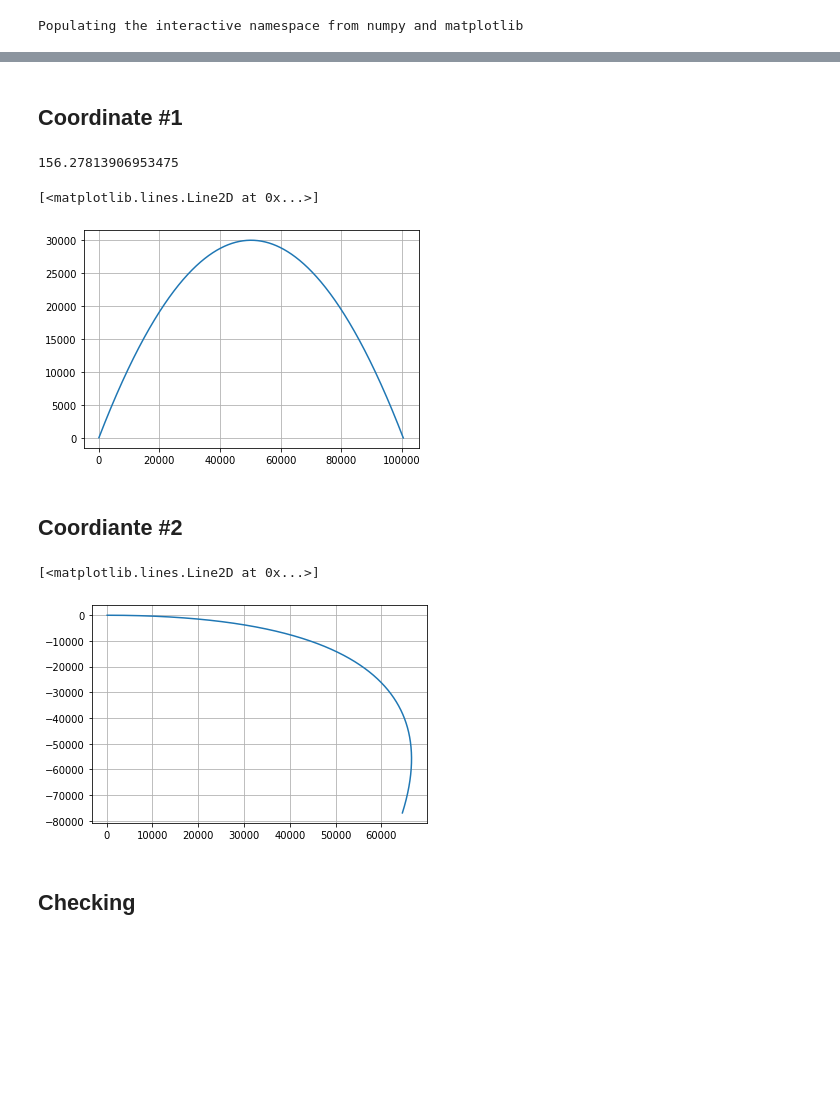
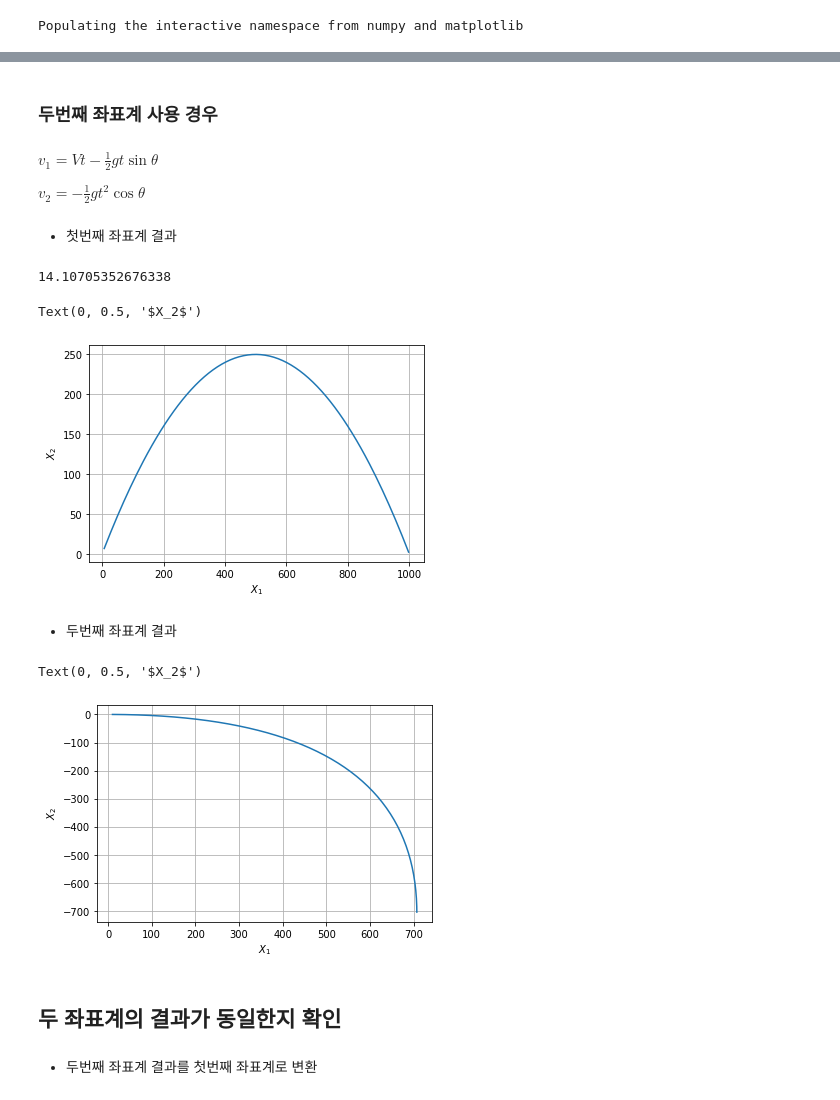
Before and after one commit to youngung/lectures, a Jupyter notebook: ipynb/commons/Invariance_coordinate_system.ipynb, the cells around one changed output, grey strips where cells are left out. Drawn from its saved outputs; the diff is of its cells as text; code cells hidden in the pictures; blank space fills up the shorter version.

```diff
--- a/ipynb/commons/Invariance_coordinate_system.ipynb
+++ b/ipynb/commons/Invariance_coordinate_system.ipynb
@@ -5,5 +12,5 @@ Populating the interactive namespace from numpy and matplotlib
 # %%
-v0=1000.
-g=10.
+v0=100.
+g =10.
 th=45*np.pi/180.
-m=1.
+m =1.
@@ -10 +29,8 @@ m=1.
+# %% [markdown]
+### 두번째 좌표계 사용 경우
+# %% [markdown]
+
+$v_1=Vt-\frac{1}{2}gt\sin\theta$
+
+$v_2=-\frac{1}{2}gt^2\cos\theta$
 # %%
@@ -16,25 +38,30 @@ def calc_x1_coord2(v0,th,g,t):
     return v0*t-0.5*g*sin(th)*t**2
 def calc_x2_coord2(v0,th,g,t):
     return -0.5*g*cos(th)*t**2
-# %% [markdown]
-## Coordinate #1
+# %% [markdown]
+- 첫번째 좌표계 결과
 # %%
 t=np.linspace(0,200,2000)
 x1=calc_x1_coord1(v0,th,g,t)
 x2=calc_x2_coord1(v0,th,g,t)
 
+## trim data before landing
 ind=x2>0
 x1=x1[ind]
 x2=x2[ind]
 print(t[ind][-1])
 grid()
 plot(x1,x2)
+
+
+gca().set_xlabel('$X_1$')
+gca().set_ylabel('$X_2$')
 # %% [output]
-156.27813906953475
+14.10705352676338
-[<matplotlib.lines.Line2D at 0x...>]
+Text(0, 0.5, '$X_2$')
-[figure, old version]
+[figure, new version]
-# %% [markdown]
-## Coordiante #2
+# %% [markdown]
+- 두번째 좌표계 결과
 # %%
 x1_2=calc_x1_coord2(v0,th,g,t)
 x2_2=calc_x2_coord2(v0,th,g,t)
@@ -44,12 +71,16 @@ x2_2=x2_2[ind]
 
 grid()
 plot(x1_2,x2_2)
-#plot(x1*rot,x2*rot)
+
+gca().set_xlabel('$X_1$')
+gca().set_ylabel('$X_2$')
 # %% [output]
-[<matplotlib.lines.Line2D at 0x...>]
+Text(0, 0.5, '$X_2$')
-[figure, old version]
+[figure, new version]
-# %% [markdown]
-## Checking
+# %% [markdown]
+## 두 좌표계의 결과가 동일한지 확인
+# %% [markdown]
+- 두번째 좌표계 결과를 첫번째 좌표계로 변환
 # %%
 #th=-th
 rot=np.array([[cos(-th),sin(-th)],
```
Also changed, not shown: parts of 17 cells of this notebook.
